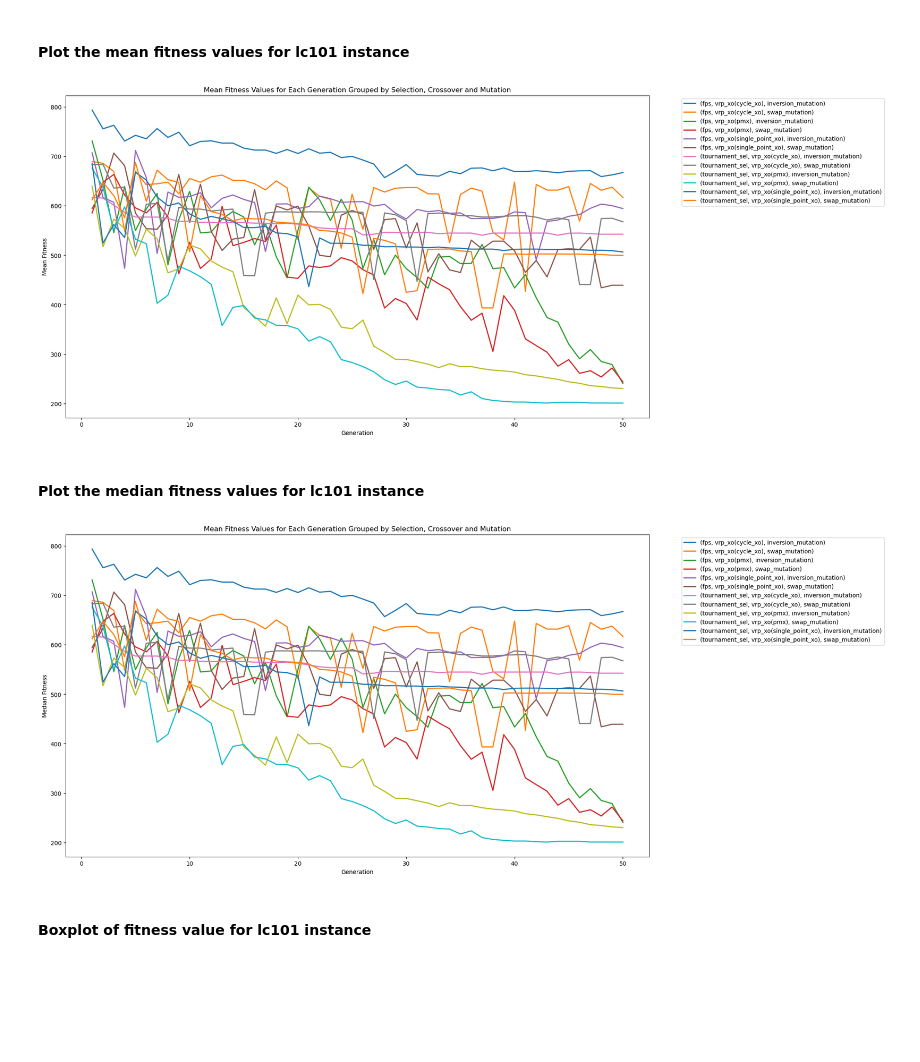
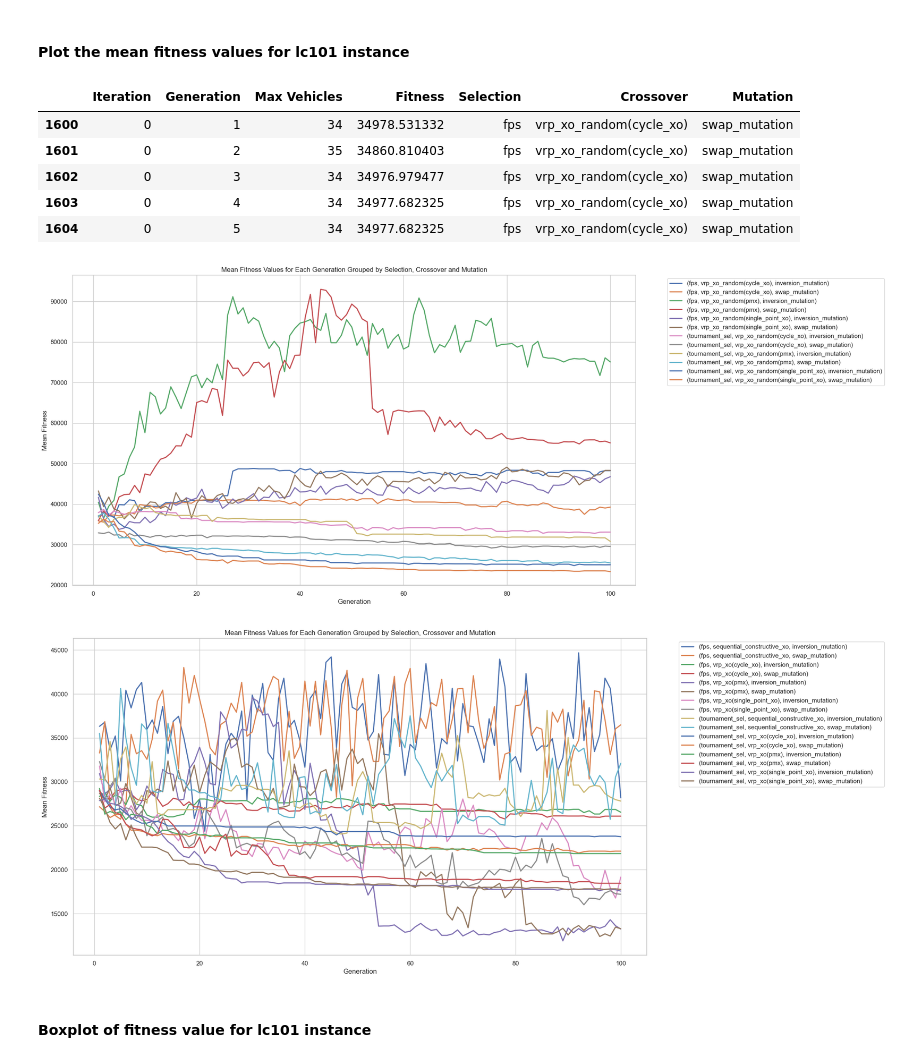
Before and after one commit to burcuyesilyurt/vrp_cifo, a Jupyter notebook: CIFO2024/Analysis generations.ipynb, the cells around one changed output. Saved outputs shown, nothing was run; the diff lists cells and outputs as text; code cells hidden in the pictures; blank space fills up the shorter version.

Commit message:
jupyter and images

```diff
--- a/CIFO2024/Analysis generations.ipynb
+++ b/CIFO2024/Analysis generations.ipynb
@@ -12,5 +17,5 @@ import os
 # %%
 #read excel file
-df = pd.read_excel(os.path.join('CIFO2024', 'evolution_data evolution_data lc101.xlsx')) #Instance evolution_data lc101
-df3 = pd.read_excel(os.path.join('CIFO2024', 'evolution_data lc101 with elitism.xlsx')) #Instance evolution_data lc101 with elitism
-df4 = pd.read_excel(os.path.join('CIFO2024', 'evolution_data c202C16.xlsx')) #Instance evolution_data c202C16
+df = pd.read_excel(os.path.join('evolution_data lc101.xlsx')) #Instance evolution_data lc101
+df3 = pd.read_excel(os.path.join( 'evolution_data lc101 with elitism.xlsx')) #Instance evolution_data lc101 with elitism
+df4 = pd.read_excel(os.path.join('evolution_data c202C16.xlsx')) #Instance evolution_data c202C16
@@ -24,7 +31,20 @@ df4 = pd.read_excel(os.path.join('CIFO2024', 'evolution_data c202C16.xlsx')) #In
 # %% [markdown]
 #### Plot the mean fitness values for  lc101 instance
+# %%
+#Is like not igual
+df_random= df[df['Crossover'].str.contains('random', case=False, na=False)]
+#Not random
+df_not_random= df[~df['Crossover'].str.contains('random', case=False, na=False)]
+df_random.head()
+# %% [output]
+|  | Iteration | Generation | Max Vehicles | Fitness | Selection | Crossover | Mutation |
+| 1600 | 0 | 1 | 34 | 34978.531332 | fps | vrp_xo_random(cycle_xo) | swap_mutation |
+| 1601 | 0 | 2 | 35 | 34860.810403 | fps | vrp_xo_random(cycle_xo) | swap_mutation |
+| 1602 | 0 | 3 | 34 | 34976.979477 | fps | vrp_xo_random(cycle_xo) | swap_mutation |
+| 1603 | 0 | 4 | 34 | 34977.682325 | fps | vrp_xo_random(cycle_xo) | swap_mutation |
+| 1604 | 0 | 5 | 34 | 34977.682325 | fps | vrp_xo_random(cycle_xo) | swap_mutation |
 # %%
-grouped = df.groupby(['Selection', 'Crossover', 'Mutation', 'Generation'])
+grouped = df_random.groupby(['Selection', 'Crossover', 'Mutation', 'Generation'])
 mean_fitness = grouped['Fitness'].mean()
 
 fig, ax = plt.subplots(figsize=(18, 10))
@@ -38,25 +58,23 @@ plt.title('Mean Fitness Values for Each Generation Grouped by Selection, Crossov
 plt.legend(bbox_to_anchor=(1.05, 1), loc='upper left')
 plt.show()
 # %% [output]
-[figure, old version]
+[figure, new version]
-# %% [markdown]
-#### Plot the median fitness values for  lc101 instance
 # %%
-grouped = df.groupby(['Selection', 'Crossover', 'Mutation', 'Generation'])
-mean_fitness = grouped['Fitness'].median()
+grouped = df_not_random.groupby(['Selection', 'Crossover', 'Mutation', 'Generation'])
+mean_fitness = grouped['Fitness'].mean()
 
 fig, ax = plt.subplots(figsize=(18, 10))
 
 mean_fitness.unstack(level=[0,1,2]).plot(ax=ax, linewidth=2)
 
 plt.xlabel('Generation')
-plt.ylabel('Median Fitness')
-plt.title('Median Fitness Values for Each Generation Grouped by Selection, Crossover and Mutation')
+plt.ylabel('Mean Fitness')
+plt.title('Mean Fitness Values for Each Generation Grouped by Selection, Crossover and Mutation')
 
 plt.legend(bbox_to_anchor=(1.05, 1), loc='upper left')
 plt.show()
 # %% [output]
-[figure, old version]
+[figure, new version]
 # %% [markdown]
 #### Boxplot of fitness value for  lc101 instance
 # %%
```
Also changed, not shown: parts of 15 cells of this notebook, 3 other files.
